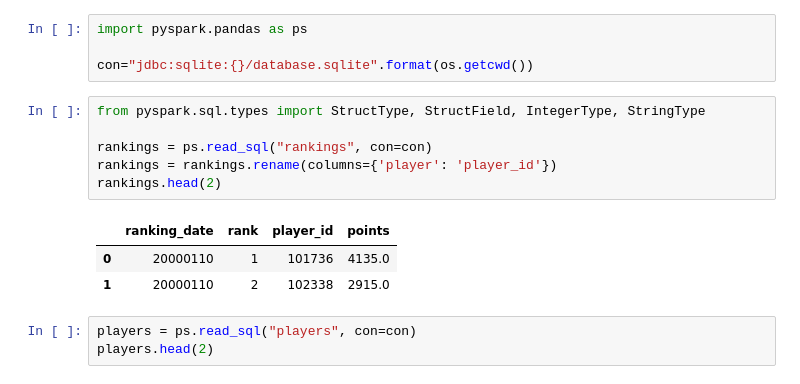
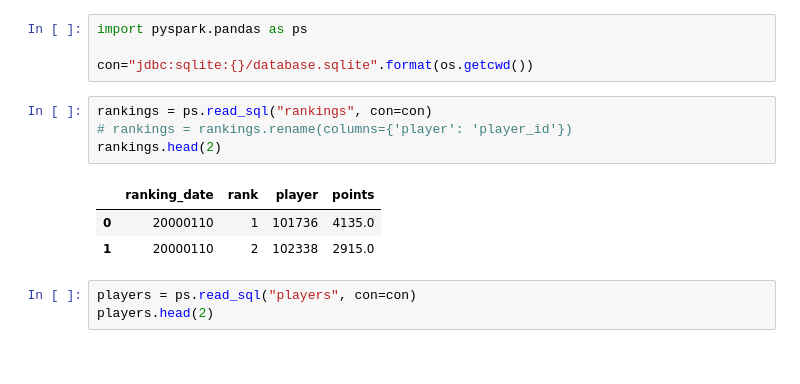
Before and after one commit to joao-oak/Big-Data-Spark, a Jupyter notebook: performance_analysis.ipynb, the cells around one changed output. Cells and saved outputs as stored; diff of their text form.

```diff
--- a/performance_analysis.ipynb
+++ b/performance_analysis.ipynb
@@ -25,13 +23,11 @@ import pyspark.pandas as ps
 
 con="jdbc:sqlite:{}/database.sqlite".format(os.getcwd())
 # %%
-from pyspark.sql.types import StructType, StructField, IntegerType, StringType
-
 rankings = ps.read_sql("rankings", con=con)
-rankings = rankings.rename(columns={'player': 'player_id'})
+# rankings = rankings.rename(columns={'player': 'player_id'})
 rankings.head(2)
 # %% [output]
-|  | ranking_date | rank | player_id | points |
+|  | ranking_date | rank | player | points |
 | 0 | 20000110 | 1 | 101736 | 4135.0 |
 | 1 | 20000110 | 2 | 102338 | 2915.0 |
 # %%
```
Also changed, not shown: parts of 16 cells of this notebook, 2 other files.
